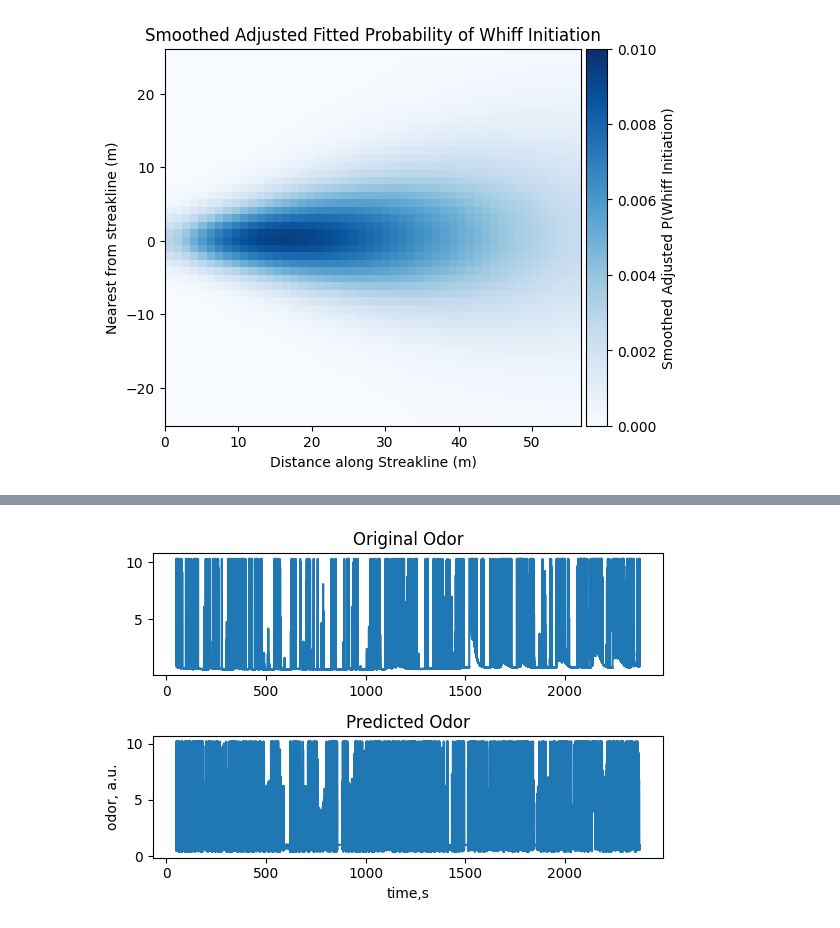
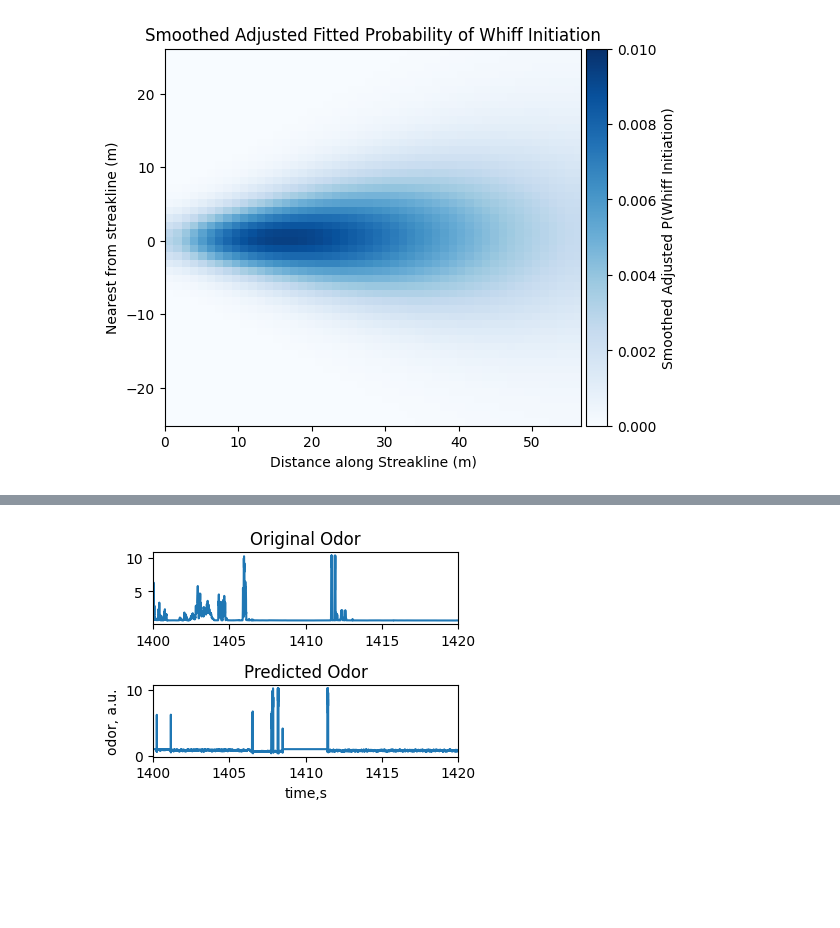
Before and after one commit to arunavanag591/COSMOS, a Jupyter notebook: plume_simulator.ipynb, the cells around one changed output, grey strips where cells are left out. Cells and saved outputs as stored; diff of their text form; code cells hidden in the pictures; blank space fills up the shorter version.

```diff
--- a/plume_simulator.ipynb
+++ b/plume_simulator.ipynb
@@ -227,23 +244,23 @@ f.tight_layout()
 # %%
-f,(ax1,ax2)= plt.subplots(2,1,figsize=(6,4))
+f,(ax1,ax2)= plt.subplots(2,1,figsize=(4,3))
 ax1.plot(df_test.time, df_test.odor, label='original')
 # plt.plot(df_test.smoothed_odor, label='smoothed')
 ax2.plot(df_test.time, df_test.predicted_odor, label='predicted')
 # ax2.axhline(4, color = 'r', linestyle = '--')
 
-# limit=(1100,1120)
-# limit = (58,65)
-# ax1.set_xlim(limit)
-# ax2.set_xlim(limit)
+limit=(1400,1420)
+# limit = (158,165)
+ax1.set_xlim(limit)
+ax2.set_xlim(limit)
 # ax2.set_ylim(0,1)
 
 ax2.set_ylabel('odor, a.u.')
 ax2.set_xlabel('time,s')
 ax1.set_title('Original Odor')
 ax2.set_title('Predicted Odor')
 f.tight_layout()
 # %% [output]
-[figure, old version]
+[figure, new version]
 # %%
 n_bins = 20
 ylim = (0,12000)
```
Also changed, not shown: parts of 15 cells of this notebook, 6 other files.
